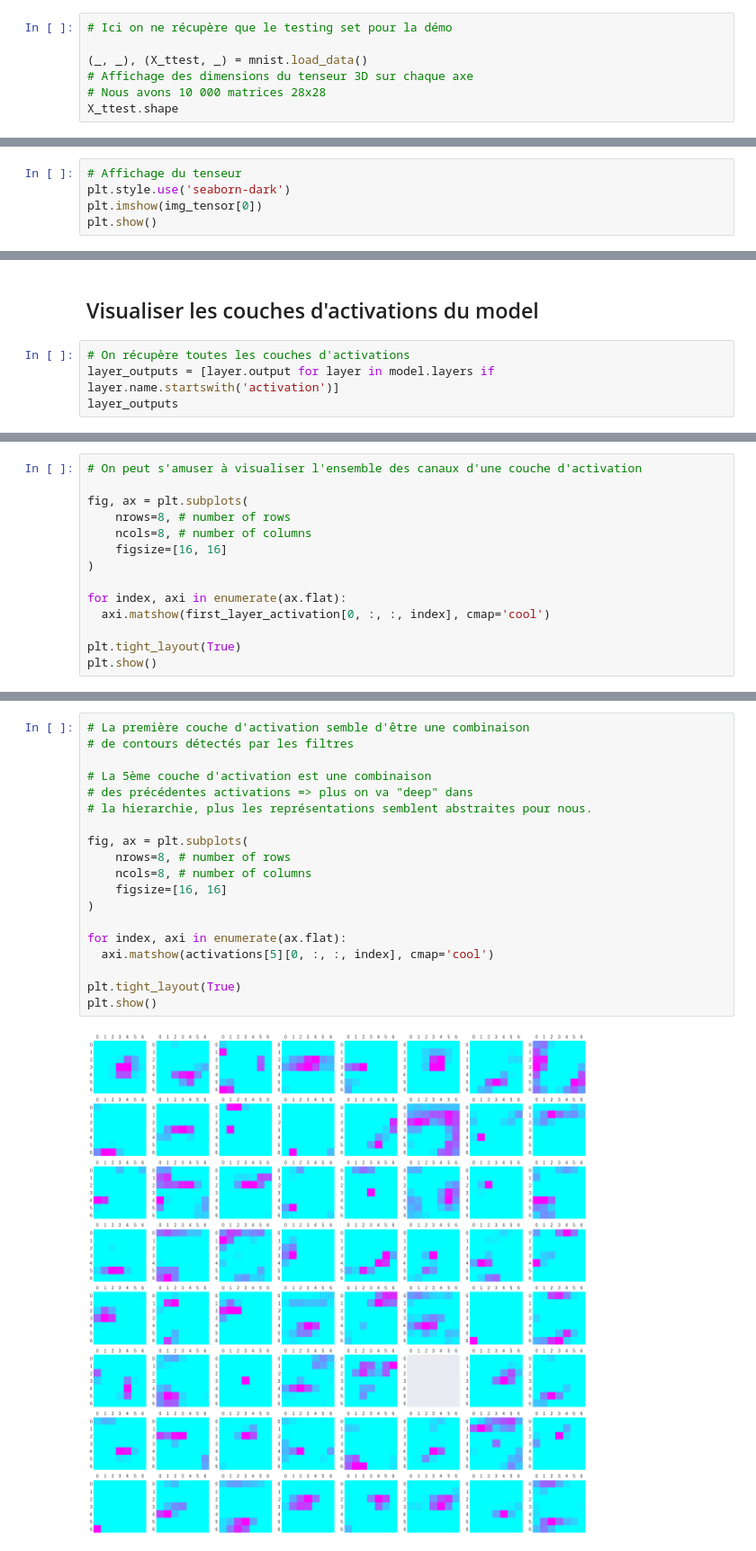
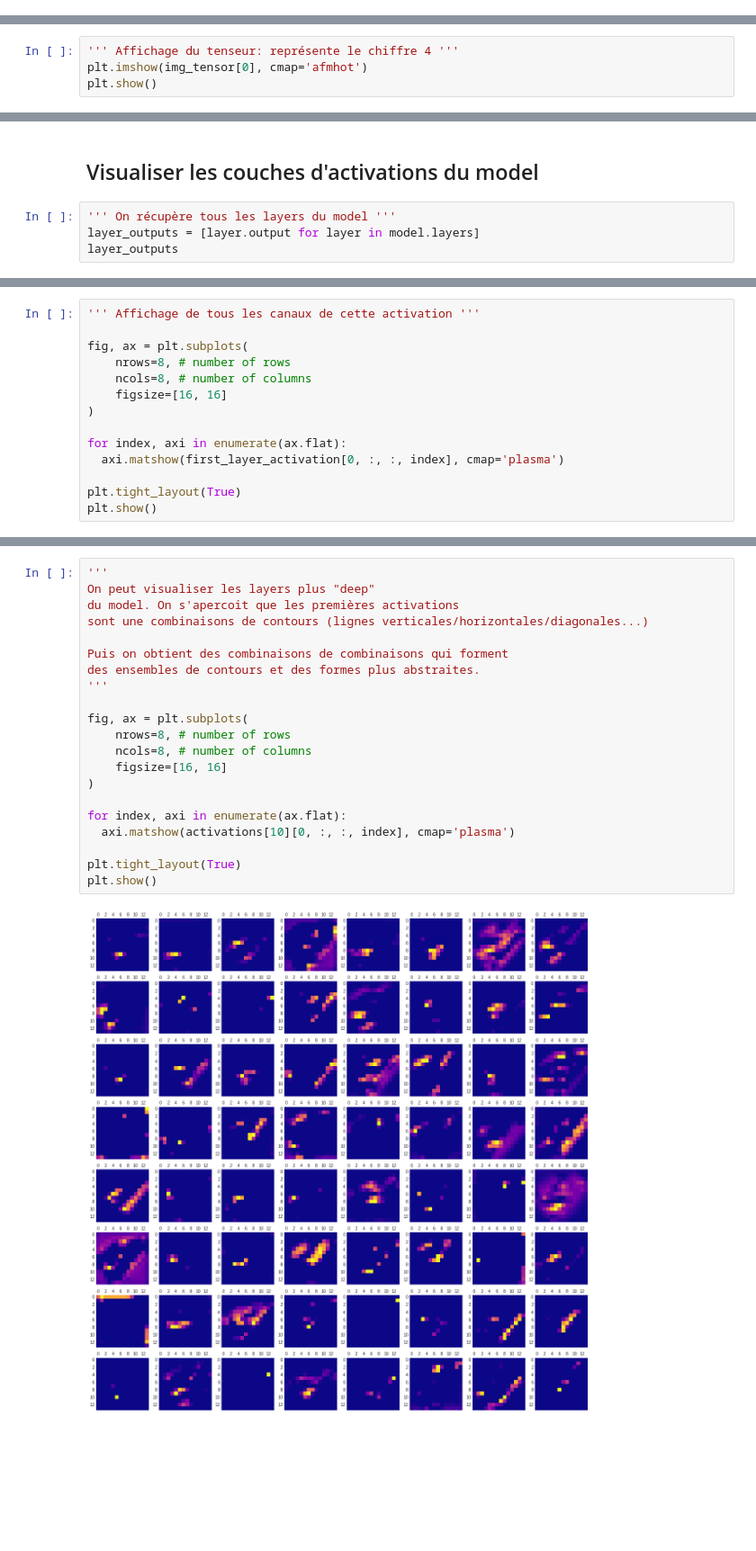
Before and after one commit to angulartist/visualize_cnn_activations, a Jupyter notebook: visualize_activations_cnn.ipynb, the cells around one changed output, grey strips where cells are left out. Shown at 90% size. Saved outputs shown, nothing was run; the diff lists cells and outputs as text; blank space fills up the shorter version.

```diff
--- a/visualize_activations_cnn.ipynb
+++ b/visualize_activations_cnn.ipynb
@@ -57,10 +59,3 @@ Non-trainable params: 1,408
 _________________________________________________________________
 # %% [markdown]
 ## Chargement du dataset MNIST
-# %%
-# Ici on ne récupère que le testing set pour la démo
-
-(_, _), (X_ttest, _) = mnist.load_data()
-# Affichage des dimensions du tenseur 3D sur chaque axe
-# Nous avons 10 000 matrices 28x28
-X_ttest.shape
@@ -80,8 +90,7 @@ img_tensor.shape
 # %% [output]
 (1, 28, 28)
 # %%
-# Affichage du tenseur
-plt.style.use('seaborn-dark')
-plt.imshow(img_tensor[0])
+''' Affichage du tenseur: représente le chiffre 4 '''
+plt.imshow(img_tensor[0], cmap='afmhot')
 plt.show()
 # %% [output]
@@ -96,7 +108,7 @@ img_tensor.shape
 # %% [markdown]
 ## Visualiser les couches d'activations du model
 # %%
-# On récupère toutes les couches d'activations
-layer_outputs = [layer.output for layer in model.layers if layer.name.startswith('activation')]
+''' On récupère tous les layers du model '''
+layer_outputs = [layer.output for layer in model.layers]
 layer_outputs
 # %% [output]
@@ -139,5 +165,5 @@ plt.matshow(first_layer_activation[0, :, :, 27], cmap='cool')
 # %%
-# On peut s'amuser à visualiser l'ensemble des canaux d'une couche d'activation
+''' Affichage de tous les canaux de cette activation '''
 
 fig, ax = plt.subplots(
     nrows=8, # number of rows
@@ -146,7 +172,7 @@ fig, ax = plt.subplots(
 )
 
 for index, axi in enumerate(ax.flat):
-  axi.matshow(first_layer_activation[0, :, :, index], cmap='cool')
+  axi.matshow(first_layer_activation[0, :, :, index], cmap='plasma')
 
 plt.tight_layout(True)
 plt.show()
@@ -155,21 +181,23 @@ plt.show()
 # %%
-# La première couche d'activation semble d'être une combinaison
-# de contours détectés par les filtres
+'''
+On peut visualiser les layers plus "deep"
+du model. On s'apercoit que les premières activations
+sont une combinaisons de contours (lignes verticales/horizontales/diagonales...)
 
-# La 5ème couche d'activation est une combinaison
-# des précédentes activations => plus on va "deep" dans
-# la hierarchie, plus les représentations semblent abstraites pour nous.
+Puis on obtient des combinaisons de combinaisons qui forment
+des ensembles de contours et des formes plus abstraites.
+'''
 
 fig, ax = plt.subplots(
     nrows=8, # number of rows
     ncols=8, # number of columns
     figsize=[16, 16]
 )
 
 for index, axi in enumerate(ax.flat):
-  axi.matshow(activations[5][0, :, :, index], cmap='cool')
+  axi.matshow(activations[10][0, :, :, index], cmap='plasma')
 
 plt.tight_layout(True)
 plt.show()
 # %% [output]
-[figure, old version]
+[figure, new version]
```
Also changed, not shown: parts of 15 cells of this notebook.
